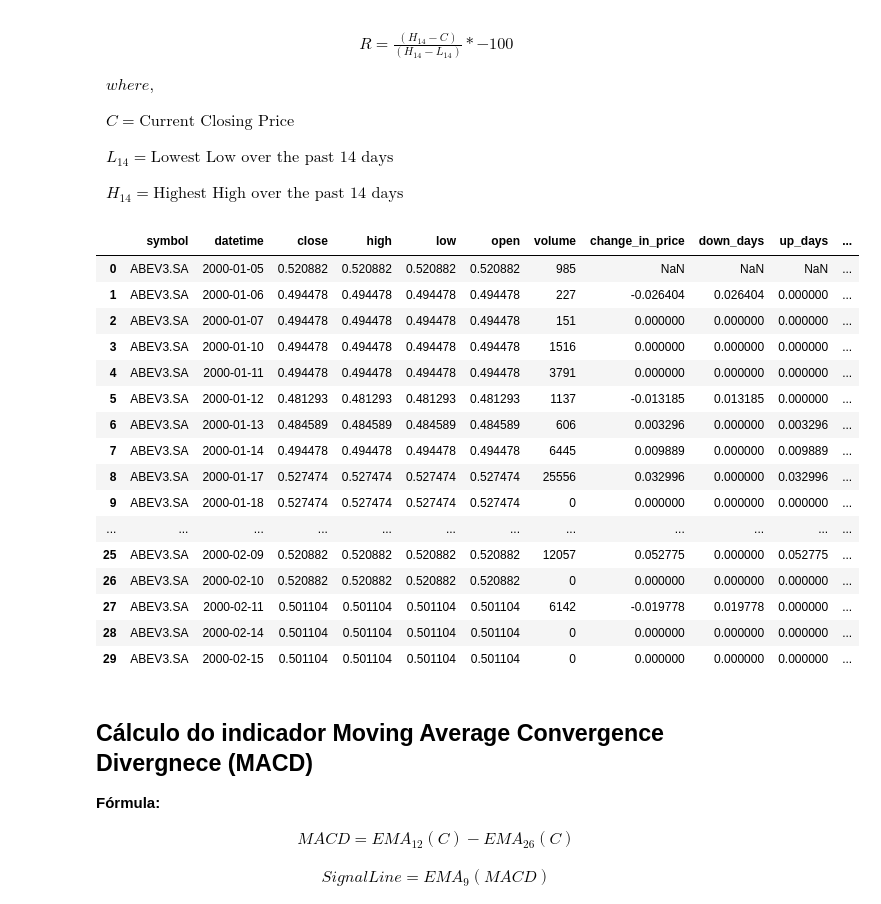
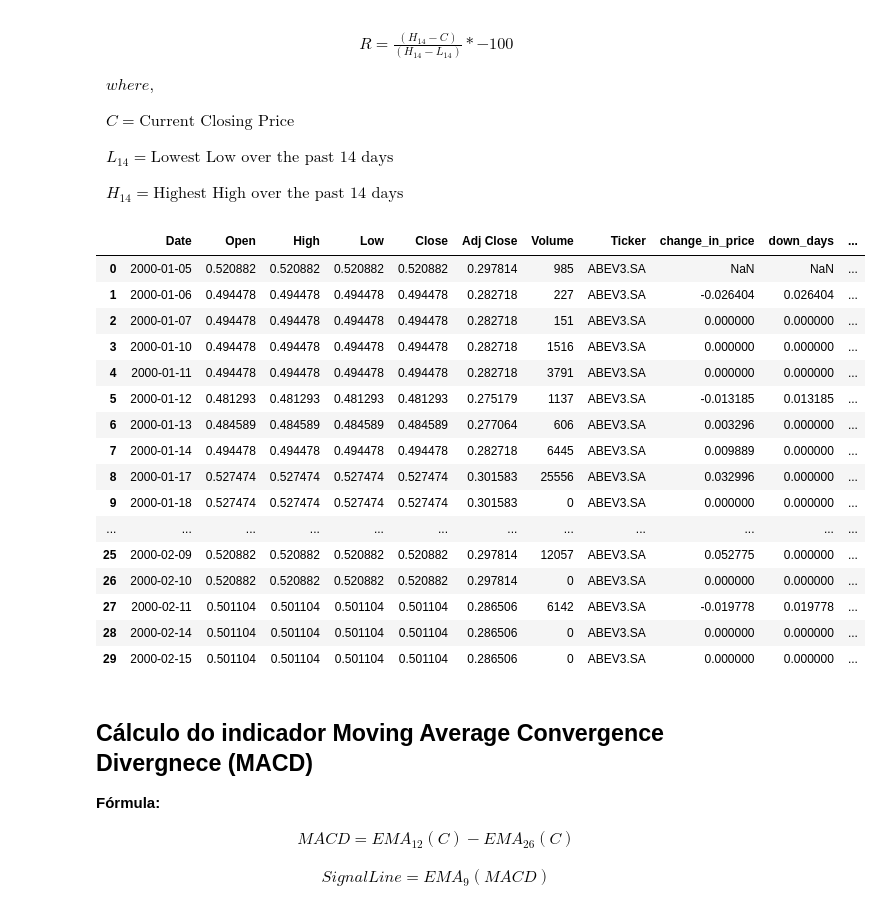
Before and after one commit to Bruno-Santana-Eco/TCC_Machine_learning, a Jupyter notebook: Random Forest.ipynb, the cells around one changed output. Cells and saved outputs as stored; diff of their text form; code cells hidden in the pictures.

```diff
--- a/Random Forest.ipynb
+++ b/Random Forest.ipynb
@@ -51,0 +33,5 @@ price_data.head(10)
+# %%
+price_data.sort_values(by = ['Ticker','Date'], inplace = True)
+
+price_data['change_in_price'] = price_data['Close'].diff()
+price_data.head(10)
@@ -52,12 +50,9 @@ price_data.head(10)
 # %% [markdown]
 #### Tirando a diferença do 'close' na virada de um tick para outro.
 # %%
-# identify rows where the symbol changes
-mask = price_data['symbol'] != price_data['symbol'].shift(1)
+mask = price_data['Ticker'] != price_data['Ticker'].shift(1)
 
-# For those rows, let's make the value null
 price_data['change_in_price'] = np.where(mask == True, np.nan, price_data['change_in_price'])
 
-# print the rows that have a null value, should only be 5
 price_data[price_data.isna().any(axis = 1)]
 # %% [output]
@@ -157,24 +149,16 @@ $
 \end{align}
 $
 # %%
-# Calculate the Stochastic Oscillator
 n = 14
+low_14, high_14 = price_data[['Ticker','Low']].copy(), price_data[['Ticker','High']].copy()
+low_14 = low_14.groupby('Ticker')['Low'].transform(lambda x: x.rolling(window = n).min())
+high_14 = high_14.groupby('Ticker')['High'].transform(lambda x: x.rolling(window = n).max())
 
-# Make a copy of the high and low column.
-low_14, high_14 = price_data[['symbol','low']].copy(), price_data[['symbol','high']].copy()
+k_percent = 100 * ((price_data['Close'] - low_14) / (high_14 - low_14))
 
-# Group by symbol, then apply the rolling function and grab the Min and Max.
-low_14 = low_14.groupby('symbol')['low'].transform(lambda x: x.rolling(window = n).min())
-high_14 = high_14.groupby('symbol')['high'].transform(lambda x: x.rolling(window = n).max())
-
-# Calculate the Stochastic Oscillator.
-k_percent = 100 * ((price_data['close'] - low_14) / (high_14 - low_14))
-
-# Add the info to the data frame.
 price_data['low_14'] = low_14
 price_data['high_14'] = high_14
 price_data['k_percent'] = k_percent
 
-# Display the head.
 price_data.head(30)
 # %% [output]
@@ -228,42 +212,40 @@ $
 \end{align}
 $
 # %%
-# Calculate the Williams %R
+# Período de cálculo do indicador
 n = 14
 
-# Make a copy of the high and low column.
-low_14, high_14 = price_data[['symbol','low']].copy(), price_data[['symbol','high']].copy()
+low_14, high_14 = price_data[['Ticker','Low']].copy(), price_data[['Ticker','High']].copy()
 
-# Group by symbol, then apply the rolling function and grab the Min and Max.
-low_14 = low_14.groupby('symbol')['low'].transform(lambda x: x.rolling(window = n).min())
-high_14 = high_14.groupby('symbol')['high'].transform(lambda x: x.rolling(window = n).max())
+#Aplicanod a função no grupo
+low_14 = low_14.groupby('Ticker')['Low'].transform(lambda x: x.rolling(window = n).min())
+high_14 = high_14.groupby('Ticker')['High'].transform(lambda x: x.rolling(window = n).max())
 
-# Calculate William %R indicator.
-r_percent = ((high_14 - price_data['close']) / (high_14 - low_14)) * (- 100)
+# Calculando o indicador
+r_percent = ((high_14 - price_data['Close']) / (high_14 - low_14)) * (- 100)
 
-# Add the info to the data frame.
+
 price_data['r_percent'] = r_percent
 
-# Display the head.
 price_data.head(30)
 # %% [output]
-|  | symbol | datetime | close | high | low | open | volume | change_in_price | down_days | up_days | ... |
-| 0 | ABEV3.SA | 2000-01-05 | 0.520882 | 0.520882 | 0.520882 | 0.520882 | 985 | NaN | NaN | NaN | ... |
-| 1 | ABEV3.SA | 2000-01-06 | 0.494478 | 0.494478 | 0.494478 | 0.494478 | 227 | -0.026404 | 0.026404 | 0.000000 | ... |
-| 2 | ABEV3.SA | 2000-01-07 | 0.494478 | 0.494478 | 0.494478 | 0.494478 | 151 | 0.000000 | 0.000000 | 0.000000 | ... |
-| 3 | ABEV3.SA | 2000-01-10 | 0.494478 | 0.494478 | 0.494478 | 0.494478 | 1516 | 0.000000 | 0.000000 | 0.000000 | ... |
-| 4 | ABEV3.SA | 2000-01-11 | 0.494478 | 0.494478 | 0.494478 | 0.494478 | 3791 | 0.000000 | 0.000000 | 0.000000 | ... |
-| 5 | ABEV3.SA | 2000-01-12 | 0.481293 | 0.481293 | 0.481293 | 0.481293 | 1137 | -0.013185 | 0.013185 | 0.000000 | ... |
-| 6 | ABEV3.SA | 2000-01-13 | 0.484589 | 0.484589 | 0.484589 | 0.484589 | 606 | 0.003296 | 0.000000 | 0.003296 | ... |
-| 7 | ABEV3.SA | 2000-01-14 | 0.494478 | 0.494478 | 0.494478 | 0.494478 | 6445 | 0.009889 | 0.000000 | 0.009889 | ... |
-| 8 | ABEV3.SA | 2000-01-17 | 0.527474 | 0.527474 | 0.527474 | 0.527474 | 25556 | 0.032996 | 0.000000 | 0.032996 | ... |
-| 9 | ABEV3.SA | 2000-01-18 | 0.527474 | 0.527474 | 0.527474 | 0.527474 | 0 | 0.000000 | 0.000000 | 0.000000 | ... |
+|  | Date | Open | High | Low | Close | Adj Close | Volume | Ticker | change_in_price | down_days | ... |
+| 0 | 2000-01-05 | 0.520882 | 0.520882 | 0.520882 | 0.520882 | 0.297814 | 985 | ABEV3.SA | NaN | NaN | ... |
+| 1 | 2000-01-06 | 0.494478 | 0.494478 | 0.494478 | 0.494478 | 0.282718 | 227 | ABEV3.SA | -0.026404 | 0.026404 | ... |
+| 2 | 2000-01-07 | 0.494478 | 0.494478 | 0.494478 | 0.494478 | 0.282718 | 151 | ABEV3.SA | 0.000000 | 0.000000 | ... |
+| 3 | 2000-01-10 | 0.494478 | 0.494478 | 0.494478 | 0.494478 | 0.282718 | 1516 | ABEV3.SA | 0.000000 | 0.000000 | ... |
+| 4 | 2000-01-11 | 0.494478 | 0.494478 | 0.494478 | 0.494478 | 0.282718 | 3791 | ABEV3.SA | 0.000000 | 0.000000 | ... |
+| 5 | 2000-01-12 | 0.481293 | 0.481293 | 0.481293 | 0.481293 | 0.275179 | 1137 | ABEV3.SA | -0.013185 | 0.013185 | ... |
+| 6 | 2000-01-13 | 0.484589 | 0.484589 | 0.484589 | 0.484589 | 0.277064 | 606 | ABEV3.SA | 0.003296 | 0.000000 | ... |
+| 7 | 2000-01-14 | 0.494478 | 0.494478 | 0.494478 | 0.494478 | 0.282718 | 6445 | ABEV3.SA | 0.009889 | 0.000000 | ... |
+| 8 | 2000-01-17 | 0.527474 | 0.527474 | 0.527474 | 0.527474 | 0.301583 | 25556 | ABEV3.SA | 0.032996 | 0.000000 | ... |
+| 9 | 2000-01-18 | 0.527474 | 0.527474 | 0.527474 | 0.527474 | 0.301583 | 0 | ABEV3.SA | 0.000000 | 0.000000 | ... |
 | ... | ... | ... | ... | ... | ... | ... | ... | ... | ... | ... | ... |
-| 25 | ABEV3.SA | 2000-02-09 | 0.520882 | 0.520882 | 0.520882 | 0.520882 | 12057 | 0.052775 | 0.000000 | 0.052775 | ... |
-| 26 | ABEV3.SA | 2000-02-10 | 0.520882 | 0.520882 | 0.520882 | 0.520882 | 0 | 0.000000 | 0.000000 | 0.000000 | ... |
-| 27 | ABEV3.SA | 2000-02-11 | 0.501104 | 0.501104 | 0.501104 | 0.501104 | 6142 | -0.019778 | 0.019778 | 0.000000 | ... |
-| 28 | ABEV3.SA | 2000-02-14 | 0.501104 | 0.501104 | 0.501104 | 0.501104 | 0 | 0.000000 | 0.000000 | 0.000000 | ... |
-| 29 | ABEV3.SA | 2000-02-15 | 0.501104 | 0.501104 | 0.501104 | 0.501104 | 0 | 0.000000 | 0.000000 | 0.000000 | ... |
+| 25 | 2000-02-09 | 0.520882 | 0.520882 | 0.520882 | 0.520882 | 0.297814 | 12057 | ABEV3.SA | 0.052775 | 0.000000 | ... |
+| 26 | 2000-02-10 | 0.520882 | 0.520882 | 0.520882 | 0.520882 | 0.297814 | 0 | ABEV3.SA | 0.000000 | 0.000000 | ... |
+| 27 | 2000-02-11 | 0.501104 | 0.501104 | 0.501104 | 0.501104 | 0.286506 | 6142 | ABEV3.SA | -0.019778 | 0.019778 | ... |
+| 28 | 2000-02-14 | 0.501104 | 0.501104 | 0.501104 | 0.501104 | 0.286506 | 0 | ABEV3.SA | 0.000000 | 0.000000 | ... |
+| 29 | 2000-02-15 | 0.501104 | 0.501104 | 0.501104 | 0.501104 | 0.286506 | 0 | ABEV3.SA | 0.000000 | 0.000000 | ... |
 # %% [markdown]
 ## Cálculo do indicador Moving Average Convergence Divergnece (MACD)
 
```
Also changed, not shown: parts of 16 cells of this notebook.
